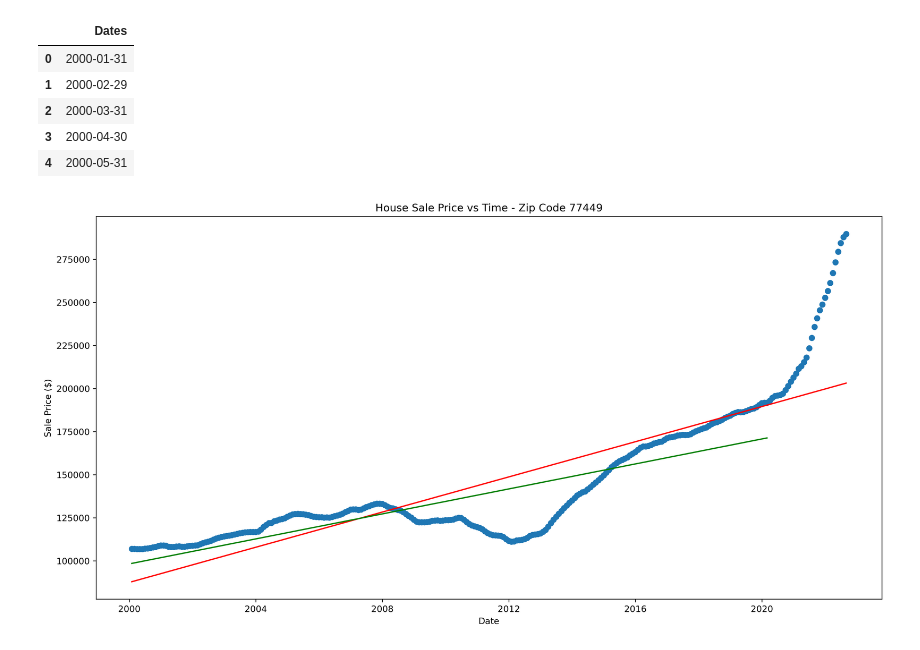
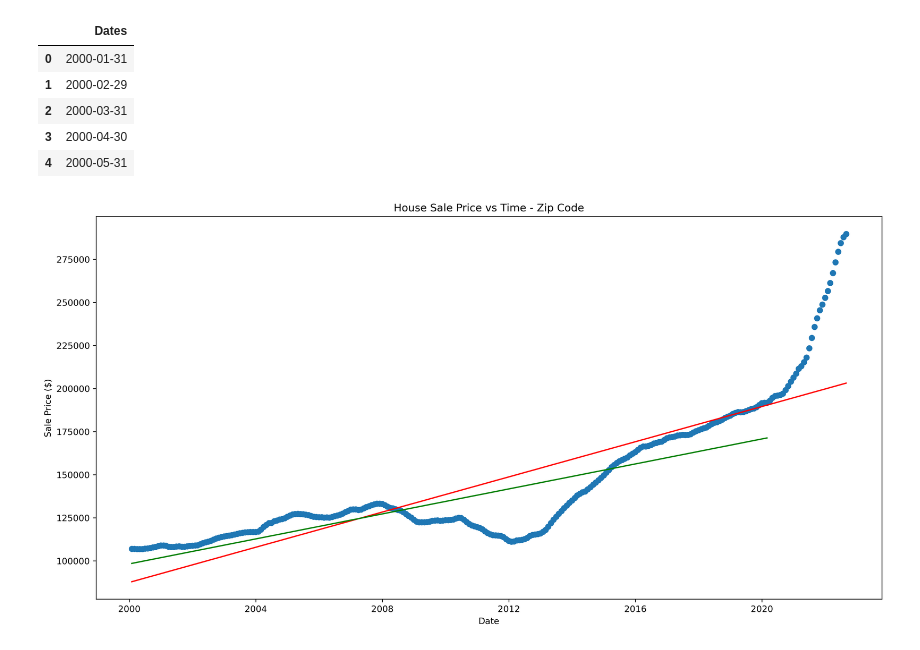
Before and after one commit to mhenson1989/group_one_project, a Jupyter notebook: TX_House_Sale_Price_Forecast_LinearRegression_FirstPass-With_Clean_Data_Final.ipynb, the cells around one changed output. Cells and saved outputs as stored; diff of their text form; code cells hidden in the pictures.

```diff
--- a/TX_House_Sale_Price_Forecast_LinearRegression_FirstPass-With_Clean_Data_Final.ipynb
+++ b/TX_House_Sale_Price_Forecast_LinearRegression_FirstPass-With_Clean_Data_Final.ipynb
@@ -531,13 +538,13 @@ X_nocovid_plot = X_nocovid_df['Dates'].values
 # %%
 # Plotting the results. This is only for 1 zip code. Think about plotting several zip codes (may need
 #a for loop).
 plt.figure(figsize=(16, 8), dpi=300)
 plt.scatter(X_plot, y)
 plt.plot(X_plot, y_pred, color='red')
 plt.plot(X_nocovid_plot, y_pred_nocovid, color='green')
-plt.title('House Sale Price vs Time - Zip Code 77449')
+plt.title('House Sale Price vs Time - Zip Code')
 plt.xlabel('Date')
 plt.ylabel('Sale Price ($)')
 plt.show()
 # %% [output]
-[figure, old version]
+[figure, new version]
```
Also changed, not shown: parts of 3 cells of this notebook.
